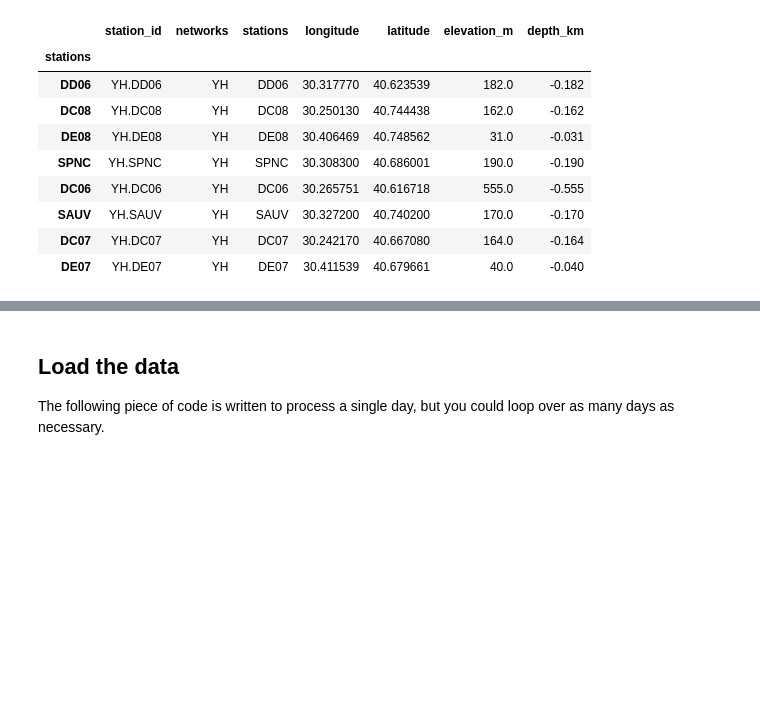
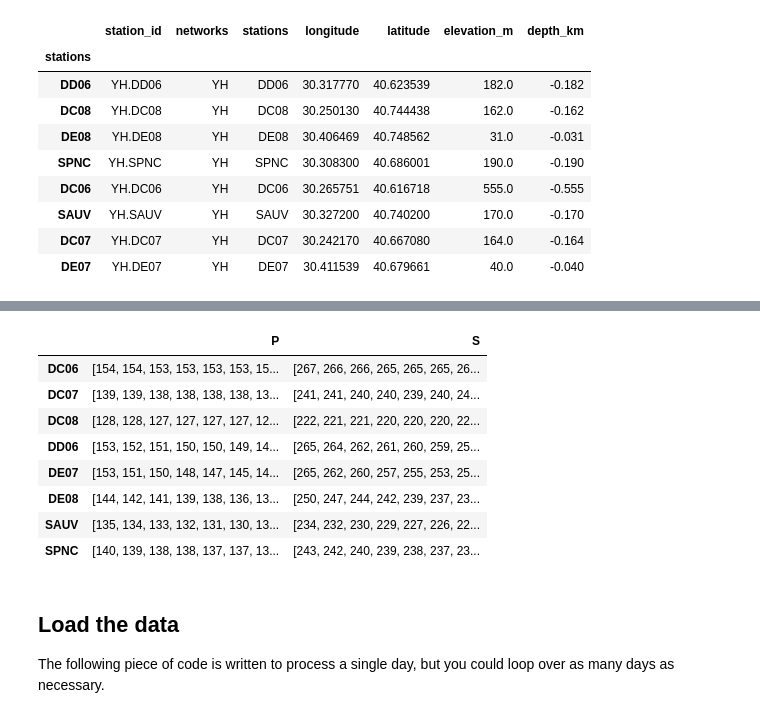
Before and after one commit to ebeauce/Seismic_BPMF, a Jupyter notebook: source/tutorial/notebooks/5_backprojection.ipynb, the cells around one changed output, grey strips where cells are left out. Saved outputs shown, nothing was run; the diff lists cells and outputs as text; code cells hidden in the pictures; blank space fills up the shorter version.

```diff
--- a/source/tutorial/notebooks/5_backprojection.ipynb
+++ b/source/tutorial/notebooks/5_backprojection.ipynb
@@ -95,3 +105,16 @@ tts, source_coords = BPMF.utils.load_travel_times(
+# %%
+# check out tts.travel_times_samp, it's a pandas.DataFrame
+tts.travel_times_samp
+# %% [output]
+|  | P | S |
+| DC06 | [154, 154, 153, 153, 153, 153, 15... | [267, 266, 266, 265, 265, 265, 26... |
+| DC07 | [139, 139, 138, 138, 138, 138, 13... | [241, 241, 240, 240, 239, 240, 24... |
+| DC08 | [128, 128, 127, 127, 127, 127, 12... | [222, 221, 221, 220, 220, 220, 22... |
+| DD06 | [153, 152, 151, 150, 150, 149, 14... | [265, 264, 262, 261, 260, 259, 25... |
+| DE07 | [153, 151, 150, 148, 147, 145, 14... | [265, 262, 260, 257, 255, 253, 25... |
+| DE08 | [144, 142, 141, 139, 138, 136, 13... | [250, 247, 244, 242, 239, 237, 23... |
+| SAUV | [135, 134, 133, 132, 131, 130, 13... | [234, 232, 230, 229, 227, 226, 22... |
+| SPNC | [140, 139, 138, 138, 137, 137, 13... | [243, 242, 240, 239, 238, 237, 23... |
 # %% [markdown]
 ## Load the data
 
```
Also changed, not shown: parts of 8 cells of this notebook, 37 other files.
